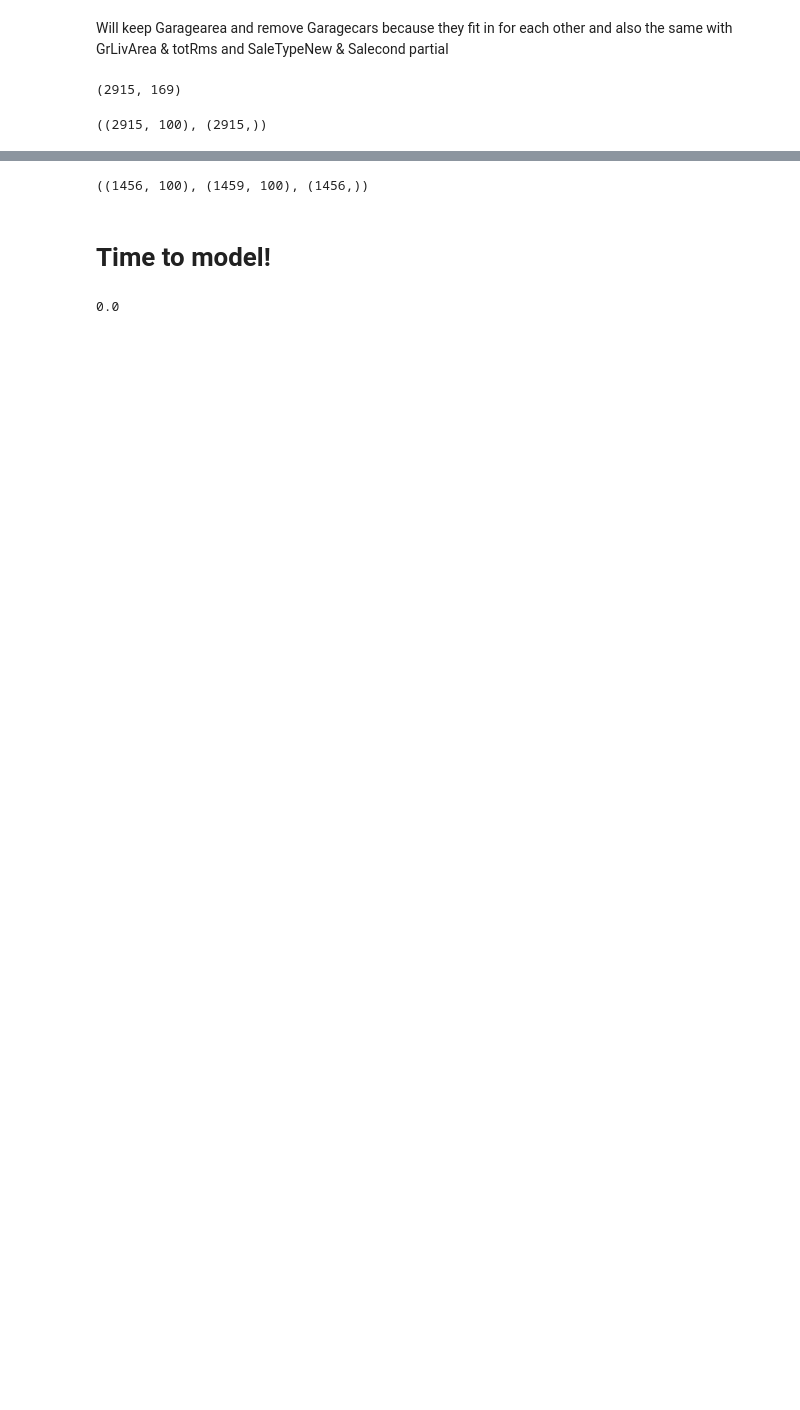
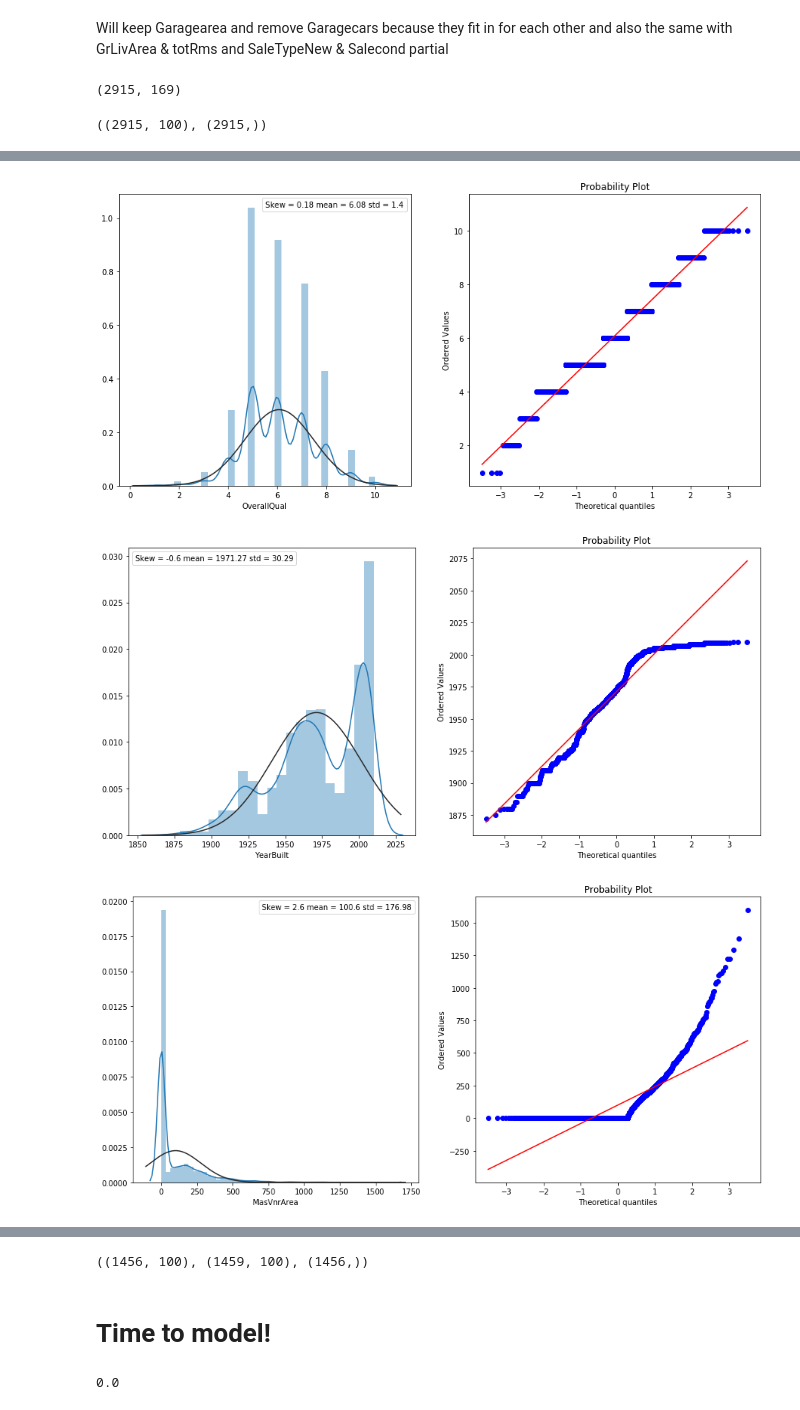
Before and after one commit to TQgit/datascience_project2, a Jupyter notebook: housing/input/kernel.ipynb, the cells around one changed output, grey strips where cells are left out. Drawn from its saved outputs; the diff is of its cells as text; code cells hidden in the pictures; blank space fills up the shorter version.

```diff
--- a/housing/input/kernel.ipynb
+++ b/housing/input/kernel.ipynb
@@ -1113,0 +1126,8 @@ X.shape, y.shape
+# %%
+# now lets see distribution of X features
+for column in list(X.loc[:,:'FireplaceQu_isNone'].columns):
+    dist_and_prob(X[column])
+# %% [output]
+[figure, added]
+[figure, added]
+[figure, added]
```
Also changed, not shown: parts of 37 cells of this notebook, 1 other file.
